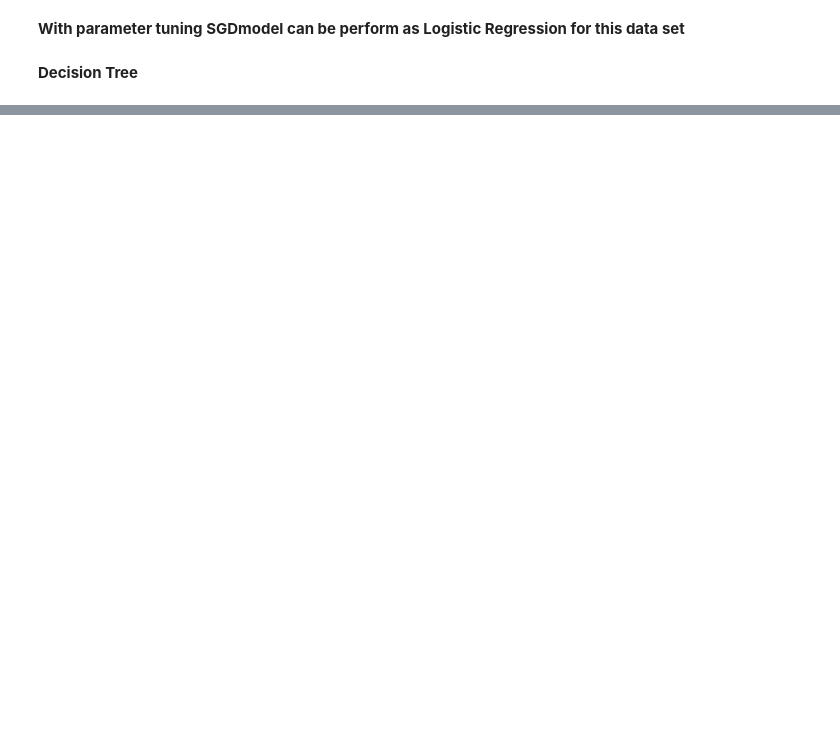
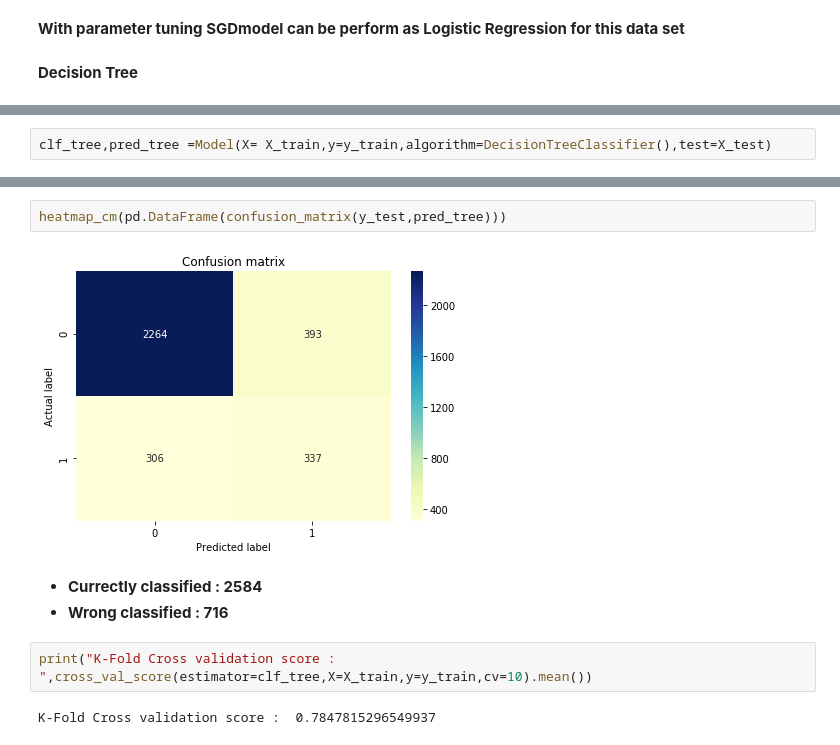
Before and after one commit to NMShihab/Case_Study_with_mechine_learning_and_deep_learning, a Jupyter notebook: Bank_data/Machine_learning_models.ipynb, the cells around one changed output, grey strips where cells are left out. Cells and saved outputs as stored; diff of their text form; blank space fills up the shorter version.

```diff
--- a/Bank_data/Machine_learning_models.ipynb
+++ b/Bank_data/Machine_learning_models.ipynb
@@ -312,0 +315,2 @@ Grid search best parameter :  {'alpha': 1.1, 'loss': 'modified_huber', 'max_iter
+# %%
+clf_tree,pred_tree =Model(X= X_train,y=y_train,algorithm=DecisionTreeClassifier(),test=X_test)
@@ -312,0 +335,11 @@ Grid search best parameter :  {'alpha': 1.1, 'loss': 'modified_huber', 'max_iter
+# %%
+heatmap_cm(pd.DataFrame(confusion_matrix(y_test,pred_tree)))
+# %% [output]
+[figure, added]
+# %% [markdown]
+* **Currectly classified : 2584**
+* **Wrong classified : 716**
+# %%
+print("K-Fold Cross validation score : ",cross_val_score(estimator=clf_tree,X=X_train,y=y_train,cv=10).mean())
+# %% [output]
+K-Fold Cross validation score :  0.7847815296549937
```
Also changed, not shown: parts of 11 cells of this notebook, 1 other file.
